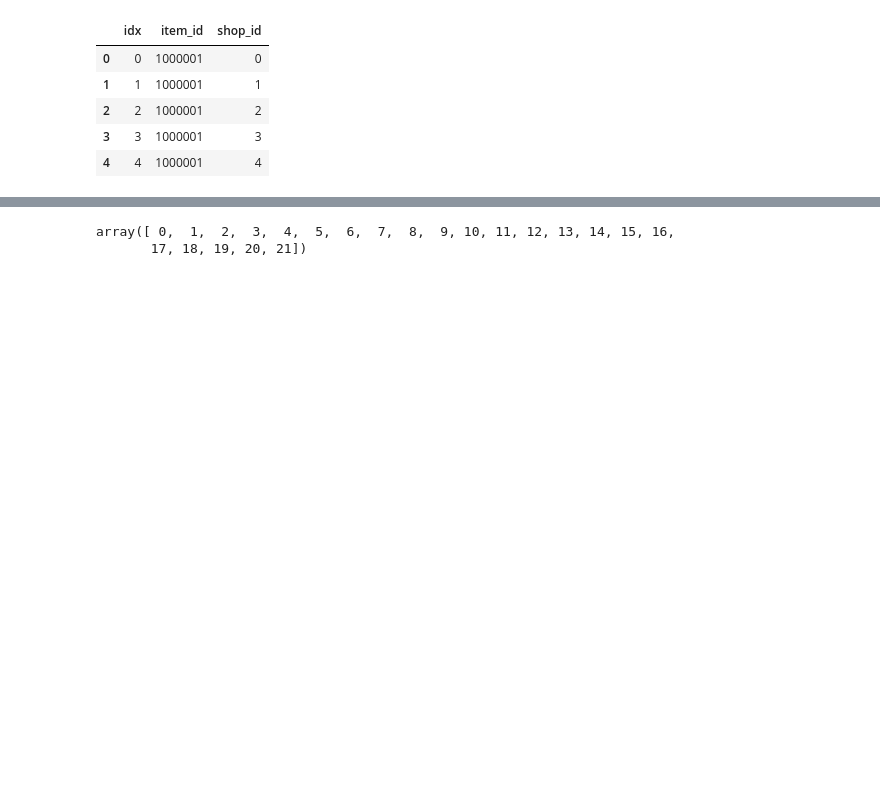
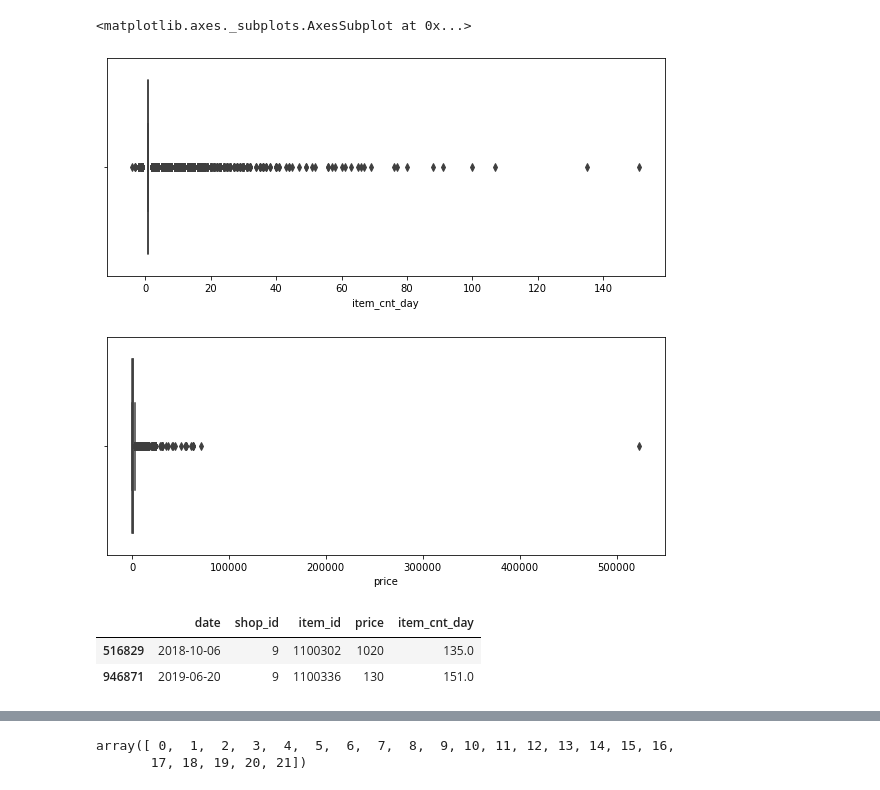
Before and after one commit to ducksfrogs/AIQuest, a Jupyter notebook: jup/pbl01_second.ipynb, the cells around one changed output, grey strips where cells are left out. Drawn from its saved outputs; the diff is of its cells as text; code cells hidden in the pictures; blank space fills up the shorter version.

```diff
--- a/jup/pbl01_second.ipynb
+++ b/jup/pbl01_second.ipynb
@@ -22,12 +24,19 @@ train.head()
 | 2 | 2018-01-01 | 10 | 1000001 | 420 | 1.0 |
 | 3 | 2018-01-01 | 0 | 1000017 | 250 | 1.0 |
 | 4 | 2018-01-01 | 1 | 1000017 | 250 | 1.0 |
-# %%
-test.head()
-# %% [output]
-|  | idx | item_id | shop_id |
-| 0 | 0 | 1000001 | 0 |
-| 1 | 1 | 1000001 | 1 |
-| 2 | 2 | 1000001 | 2 |
-| 3 | 3 | 1000001 | 3 |
-| 4 | 4 | 1000001 | 4 |
+# %%
+plt.figure(figsize=(10,4))
+sns.boxplot(x=train.item_cnt_day)
+
+plt.figure(figsize=(10,4))
+sns.boxplot(x=train.price)
+# %% [output]
+<matplotlib.axes._subplots.AxesSubplot at 0x...>
+[figure, added]
+[figure, added]
+# %%
+train[train.item_cnt_day> 120]
+# %% [output]
+|  | date | shop_id | item_id | price | item_cnt_day |
+| 516829 | 2018-10-06 | 9 | 1100302 | 1020 | 135.0 |
+| 946871 | 2019-06-20 | 9 | 1100336 | 130 | 151.0 |
```
Also changed, not shown: parts of 7 cells of this notebook, 1 other file.
